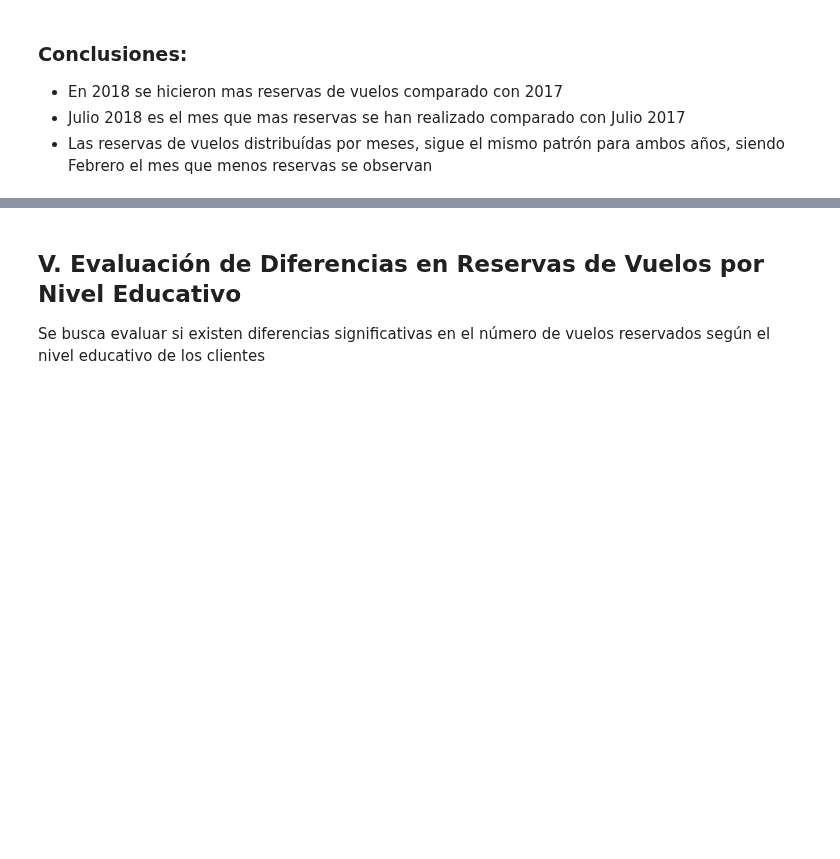
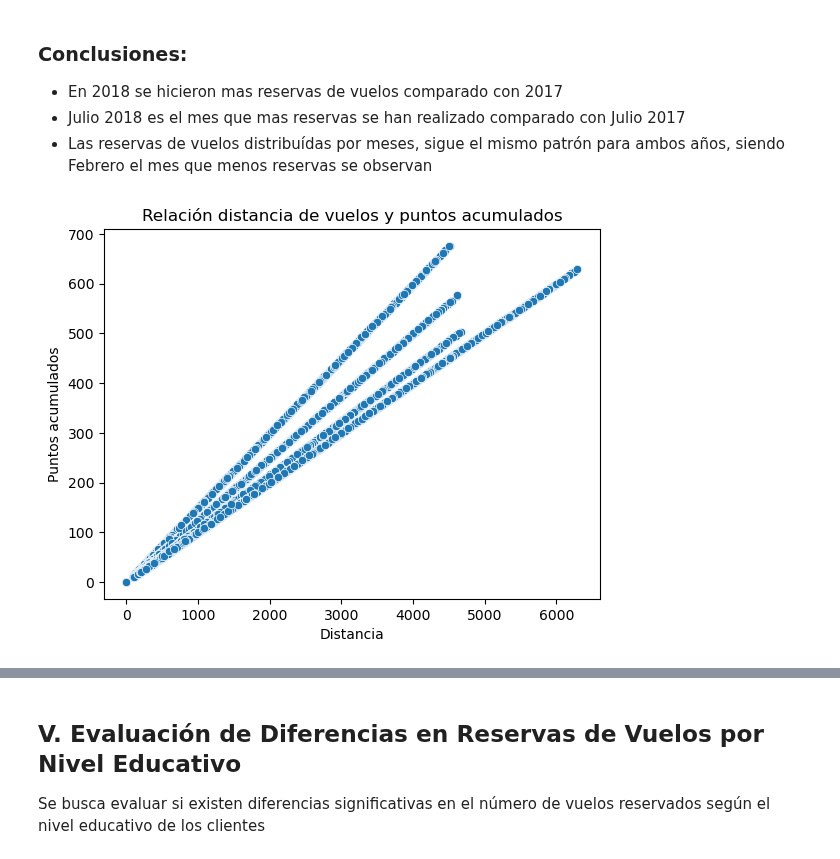
Before and after one commit to Adalab/bda-modulo-3-evaluacion-final-MarPastor, a Jupyter notebook: notebook/final_evaluation_mod3_marpastor.ipynb, the cells around one changed output, grey strips where cells are left out. Cells and saved outputs as stored; diff of their text form; code cells hidden in the pictures; blank space fills up the shorter version.

Commit message:
doc: segundas conclusiones usando scatterplot y regplot

```diff
--- a/notebook/final_evaluation_mod3_marpastor.ipynb
+++ b/notebook/final_evaluation_mod3_marpastor.ipynb
@@ -1092,3 +1092,13 @@ plt.show();
 - Las reservas de vuelos distribuídas por meses, sigue el mismo patrón para ambos años, siendo Febrero el mes que menos reservas se observan
 # %%
 # 2. ¿Existe una relación entre la distancia de los vuelos y los puntos acumulados por los cliente?
+# %%
+# se usa scatterplot para relacionar dos variables numéricas
+
+sns.scatterplot(data = df_completo, x='Distance', y = 'Points Accumulated')
+plt.title('Relación distancia de vuelos y puntos acumulados')
+plt.ylabel('Puntos acumulados')
+plt.xlabel('Distancia')
+plt.show();
+# %% [output]
+[figure, added]
```
Also changed, not shown: parts of 2 cells of this notebook.
